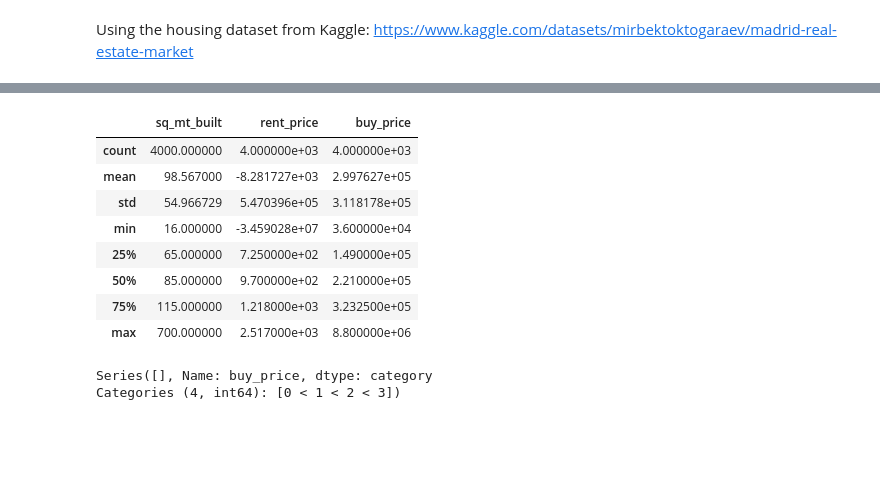
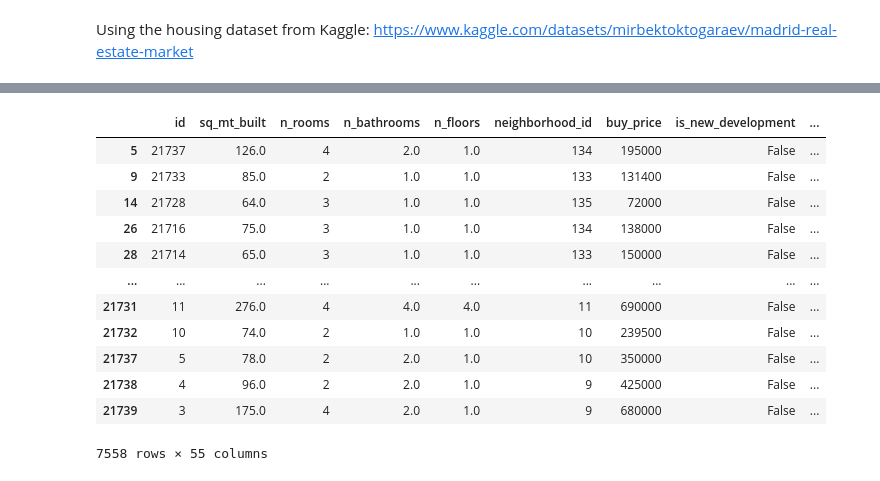
Before and after one commit to aimbesi1/CSC_4850-MachineLearning-Project, a Jupyter notebook: ML_Project.ipynb, the cells around one changed output, grey strips where cells are left out. Cells and saved outputs as stored; diff of their text form; code cells hidden in the pictures; blank space fills up the shorter version.

```diff
--- a/ML_Project.ipynb
+++ b/ML_Project.ipynb
@@ -29,3 +29,4 @@ Using the housing dataset from Kaggle: https://www.kaggle.com/datasets/mirbektok
 
 ### Let's do some transformations and extra features on this.
 df=pd.read_csv('houses_Madrid.csv', encoding='utf-8')
+pd.set_option('display.max_columns', 100)
@@ -47,22 +211,28 @@ df.describe()
 # %%
-# Update X values later
-df_short = df.iloc[:4000, :][['sq_mt_built', 'rent_price', 'buy_price']].dropna()
 
+# df_final = df.iloc[:4000, :][['sq_mt_built', 'rent_price', 'buy_price']].dropna()
 # df_short['high_price'] = df_short['buy_price'].apply(lambda x: 1 if x > np.median(df_short['buy_price']) else 0)
-X = df_short[['sq_mt_built', 'rent_price']]
-y = df_short['buy_price']
+
+df_final = df1.dropna()
+
+X = df_final.drop(columns=['buy_price', 'id'])
+y = df_final['buy_price']
 # y = df_short['high_price'].values
-df_short.describe()
+df_final
 # %% [output]
-|  | sq_mt_built | rent_price | buy_price |
-| count | 4000.000000 | 4.000000e+03 | 4.000000e+03 |
-| mean | 98.567000 | -8.281727e+03 | 2.997627e+05 |
-| std | 54.966729 | 5.470396e+05 | 3.118178e+05 |
-| min | 16.000000 | -3.459028e+07 | 3.600000e+04 |
-| 25% | 65.000000 | 7.250000e+02 | 1.490000e+05 |
-| 50% | 85.000000 | 9.700000e+02 | 2.210000e+05 |
-| 75% | 115.000000 | 1.218000e+03 | 3.232500e+05 |
-| max | 700.000000 | 2.517000e+03 | 8.800000e+06 |
+|  | id | sq_mt_built | n_rooms | n_bathrooms | n_floors | neighborhood_id | buy_price | is_new_development | ... |
+| 5 | 21737 | 126.0 | 4 | 2.0 | 1.0 | 134 | 195000 | False | ... |
+| 9 | 21733 | 85.0 | 2 | 1.0 | 1.0 | 133 | 131400 | False | ... |
+| 14 | 21728 | 64.0 | 3 | 1.0 | 1.0 | 135 | 72000 | False | ... |
+| 26 | 21716 | 75.0 | 3 | 1.0 | 1.0 | 134 | 138000 | False | ... |
+| 28 | 21714 | 65.0 | 3 | 1.0 | 1.0 | 133 | 150000 | False | ... |
+| ... | ... | ... | ... | ... | ... | ... | ... | ... | ... |
+| 21731 | 11 | 276.0 | 4 | 4.0 | 4.0 | 11 | 690000 | False | ... |
+| 21732 | 10 | 74.0 | 2 | 1.0 | 1.0 | 10 | 239500 | False | ... |
+| 21737 | 5 | 78.0 | 2 | 2.0 | 1.0 | 10 | 350000 | False | ... |
+| 21738 | 4 | 96.0 | 2 | 2.0 | 1.0 | 9 | 425000 | False | ... |
+| 21739 | 3 | 175.0 | 4 | 2.0 | 1.0 | 9 | 680000 | False | ... |
+7558 rows × 55 columns
 # %%
 # def discretize(y_subset, y, n):
 #   quantiles = []
@@ -72,15 +242,13 @@ df_short.describe()
 #     i = i + 1
 #   return pd.cut(y_subset, bins=quantiles, labels=range(n))
 
+def discretize(y_subset, y):
+  return pd.cut(y_subset, bins=[0, y.quantile(0.25), y.quantile(0.5), y.quantile(0.75), y.quantile(1)], labels=[0, 1, 2, 3])
+
 X_train, X_test, y_train, y_test = train_test_split(X, y, train_size=0.50, random_state=1234)
 
 y_train_d = pd.cut(y_train, bins=[0, y.quantile(0.25), y.quantile(0.5), y.quantile(0.75), y.quantile(1)], labels=[0, 1, 2, 3])
 y_test_d = pd.cut(y_test, bins=[0, y.quantile(0.25), y.quantile(0.5), y.quantile(0.75), y.quantile(1)], labels=[0, 1, 2, 3])
-
-y_train_d.loc[y_train_d.isna()].head()
-# %% [output]
-Series([], Name: buy_price, dtype: category
-Categories (4, int64): [0 < 1 < 2 < 3])
 # %%
 from sklearn.tree import DecisionTreeClassifier
 from sklearn.ensemble import RandomForestRegressor
```
Also changed, not shown: parts of 28 cells of this notebook.
